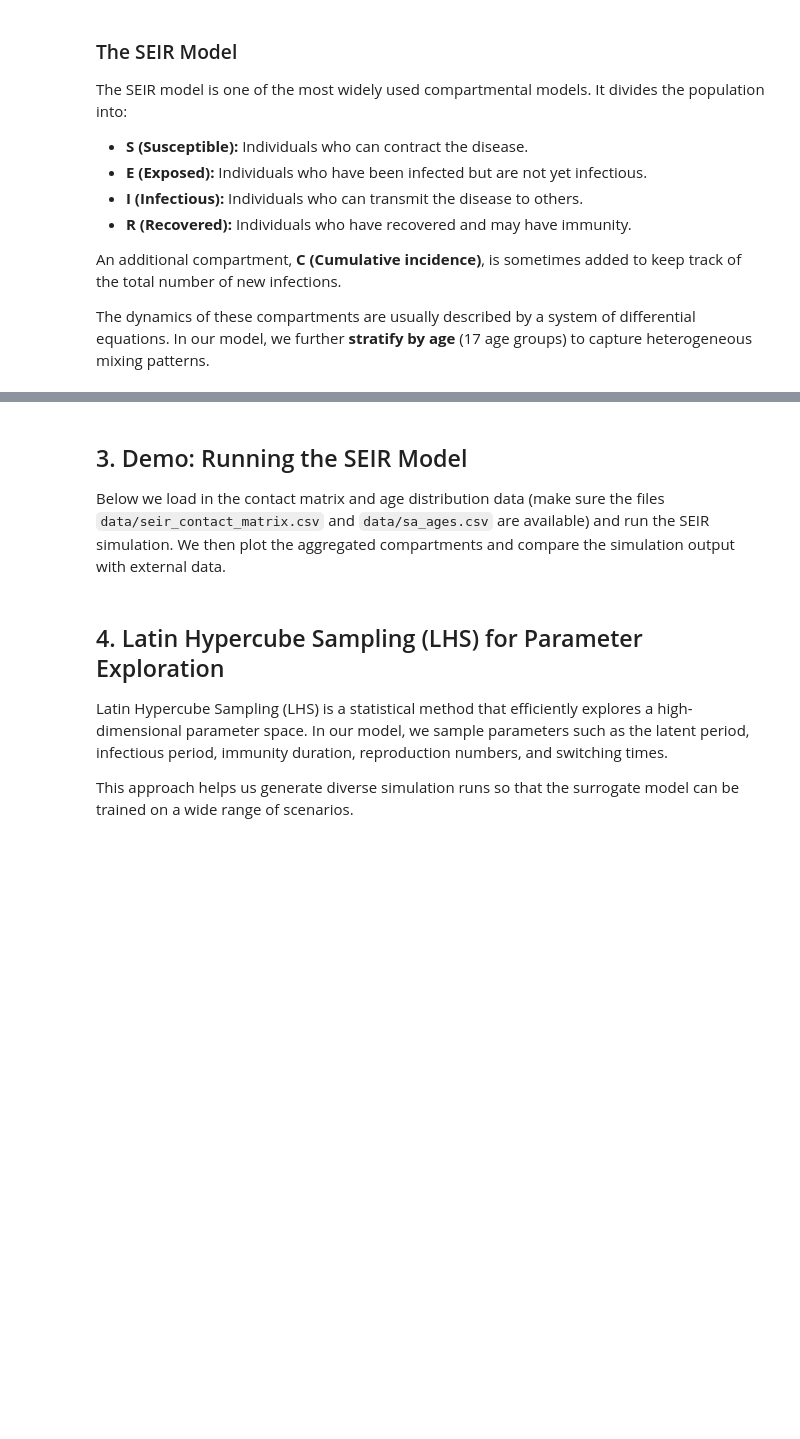
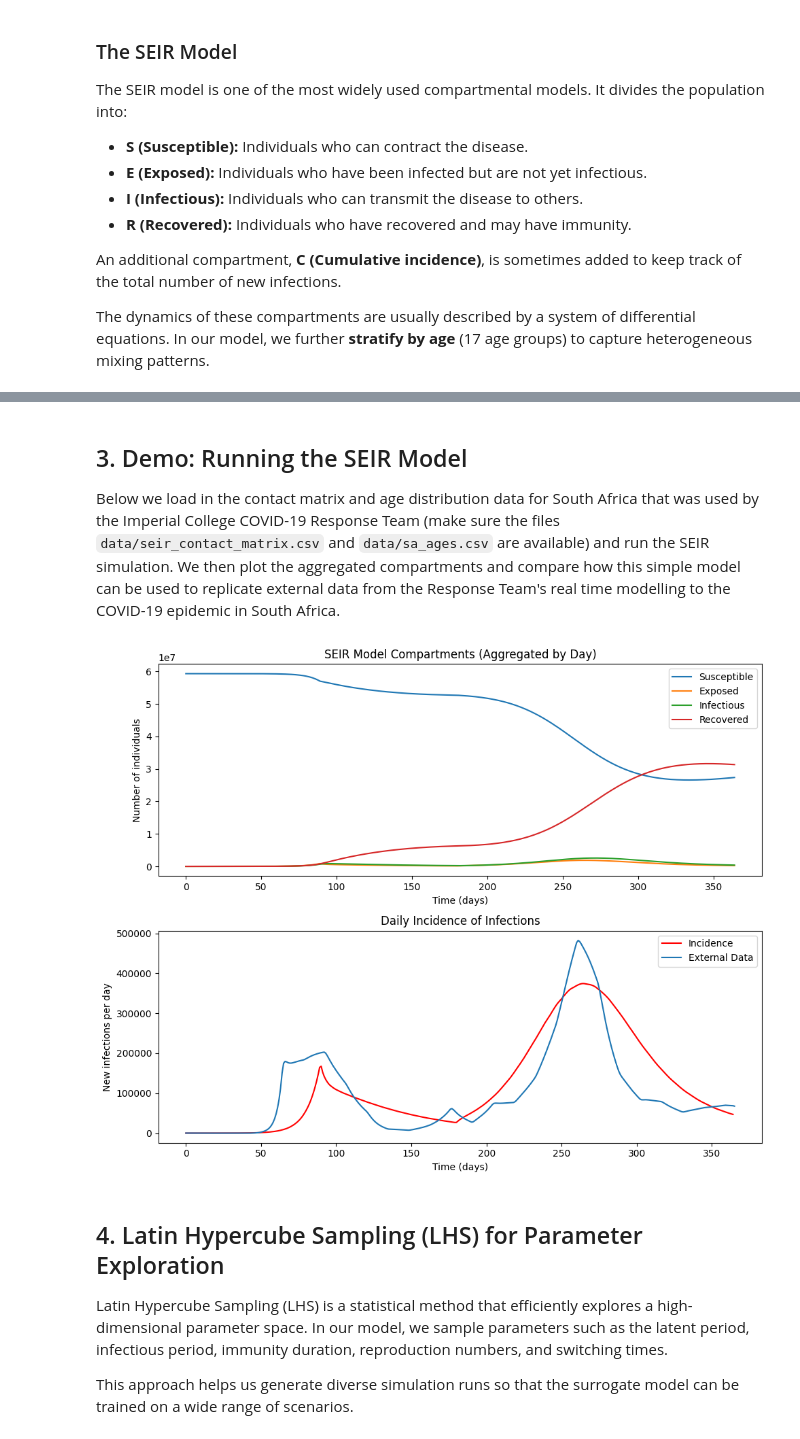
Before and after one commit to OJWatson/em101, a Jupyter notebook: seir.ipynb, the cells around one changed output, grey strips where cells are left out. Saved outputs shown, nothing was run; the diff lists cells and outputs as text; code cells hidden in the pictures; blank space fills up the shorter version.

```diff
--- a/seir.ipynb
+++ b/seir.ipynb
@@ -247,7 +249,7 @@ class SEIR:
         }
         return output
 
-    def plot_output(self):
+    def plot_output(self, show=True):
         output = self.get_output()
         t = output['time']
         S_total = output['S'].sum(axis=1)
@@ -274,11 +276,13 @@ class SEIR:
         axs[1].legend()
 
         plt.tight_layout()
-        plt.show()
+        if show:
+            plt.show()
+        return axs
 # %% [markdown]
 ## 3. Demo: Running the SEIR Model
 
-Below we load in the contact matrix and age distribution data (make sure the files `data/seir_contact_matrix.csv` and `data/sa_ages.csv` are available) and run the SEIR simulation. We then plot the aggregated compartments and compare the simulation output with external data.
+Below we load in the contact matrix and age distribution data for South Africa that was used by the Imperial College COVID-19 Response Team (make sure the files `data/seir_contact_matrix.csv` and `data/sa_ages.csv` are available) and run the SEIR simulation. We then plot the aggregated compartments and compare how this simple model can be used to replicate external data from the Response Team's real time modelling to the COVID-19 epidemic in South Africa.
 # %%
 # -------------------------------------------------------- #
 # 3. Demo SEIR
@@ -290,42 +294,42 @@ n_age = 17
 contact_matrix = pd.read_csv("data/seir_contact_matrix.csv").values
 N = pd.read_csv("data/sa_ages.csv").n.values
 
 latent_period = 5.0
 infectious_period = 7.0
 immunity_period = 365
 
 I0 = 20
 
-Rt = [3, 0.9, 1.8]
+Rt = [3.0, 0.9, 1.8]
 tt_Rt = [0, 90, 180]
 
 model = SEIR(contact_matrix, latent_period, infectious_period, immunity_period, N, I0, seed=42)
+model.run(t_end=365, Rt=Rt, tt_Rt=tt_Rt, dt=0.1)
 
-model.run(t_end=730, Rt=Rt, tt_Rt=tt_Rt, dt=0.1)
-
-model.plot_output()
+axs = model.plot_output(show = False)
 
 dat = pd.read_csv(
     "https://raw.githubusercontent.com/mrc-ide/global-lmic-reports/refs/heads/main/ZAF/2022-06-20/projections.csv"
 )
 dat["date"] = pd.to_datetime(dat["date"])
 dat["t"] = (dat["date"] - dat["date"].min()).dt.days
 dat["t"] = dat["t"].astype(int)
 
-model.plot_output()
-plt.plot(
+axs[1].plot(
     dat.loc[(dat["compartment"] == "infections")
             & (dat["scenario"] == "Maintain Status Quo")
             & (dat["t"] >= 110)
-            & (dat["t"] <= 730 + 110), "t"] - 110,
+            & (dat["t"] <= 365 + 110), "t"] - 110,
     dat.loc[(dat["compartment"] == "infections")
             & (dat["scenario"] == "Maintain Status Quo")
             & (dat["t"] >= 110)
-            & (dat["t"] <= 730 + 110), "y_median"],
+            & (dat["t"] <= 365 + 110), "y_median"],
     label='External Data'
 )
-plt.legend()
+axs[1].legend()
 plt.show()
+# %% [output]
+[figure, added]
 # %% [markdown]
 ## 4. Latin Hypercube Sampling (LHS) for Parameter Exploration
 
```
Also changed, not shown: parts of 5 cells of this notebook.
